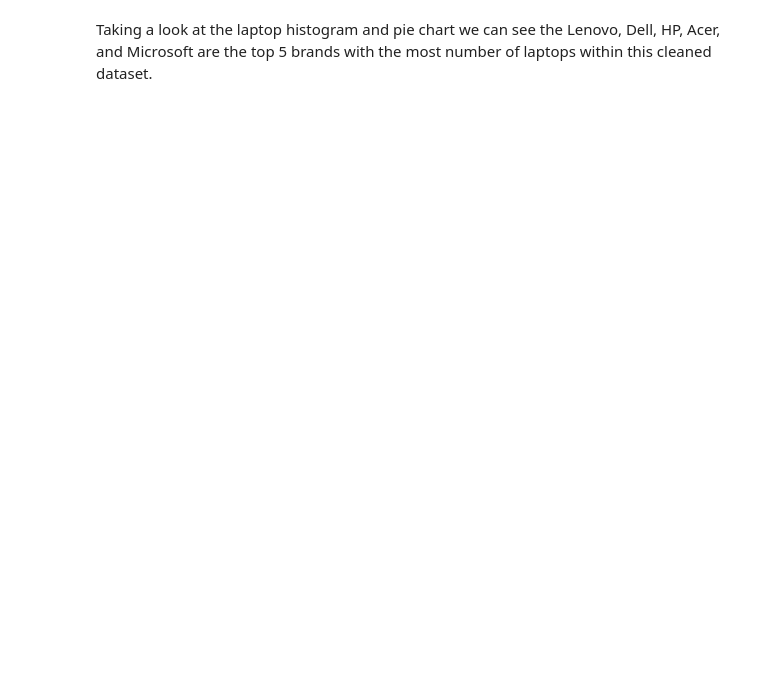
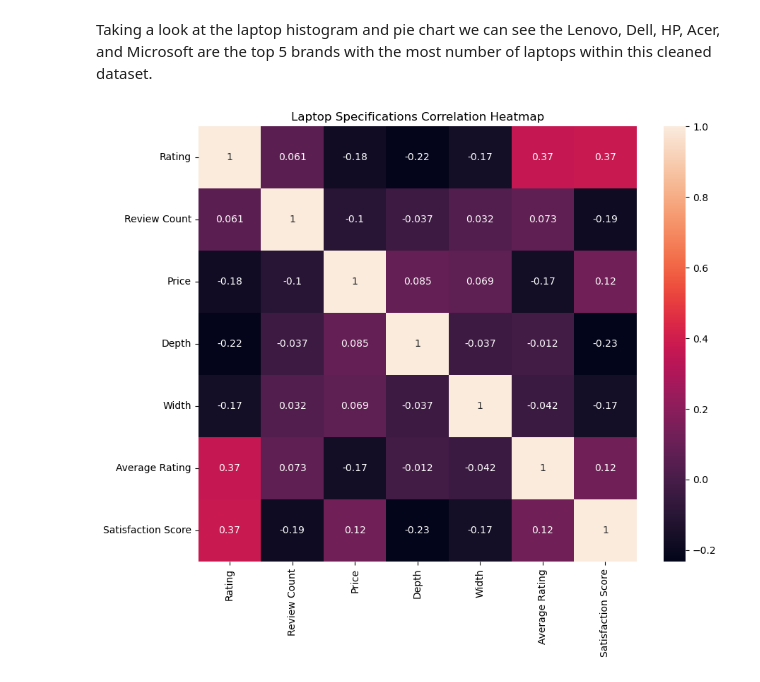
Before and after one commit to tlbravo/Windows-Laptops-Analysis, a Jupyter notebook: Windows Laptop Analysis.ipynb, the cells around one changed output. Drawn from its saved outputs; the diff is of its cells as text; code cells hidden in the pictures; blank space fills up the shorter version.

```diff
--- a/Windows Laptop Analysis.ipynb
+++ b/Windows Laptop Analysis.ipynb
@@ -227,3 +201,16 @@ pie_chart.show()
 [interactive output not drawn]
 # %% [markdown]
 Taking a look at the laptop histogram and pie chart we can see the Lenovo, Dell, HP, Acer, and Microsoft are the top 5 brands with the most number of laptops within this cleaned dataset.
+# %%
+#correlation matrix of numerical columns
+
+numerical_cols = ['Rating', 'Review Count','Price', 'Depth', 'Width','Average Rating', 'Satisfaction Score']
+numerical_data = laptops_cleaned[numerical_cols]
+
+correlation_matrix = numerical_data.corr()
+plt.figure(figsize = (10,8))
+sns.heatmap(correlation_matrix, annot=True)
+plt.title("Laptop Specifications Correlation Heatmap")
+plt.show()
+# %% [output]
+[figure, added]
```
Also changed, not shown: parts of 7 cells of this notebook.
